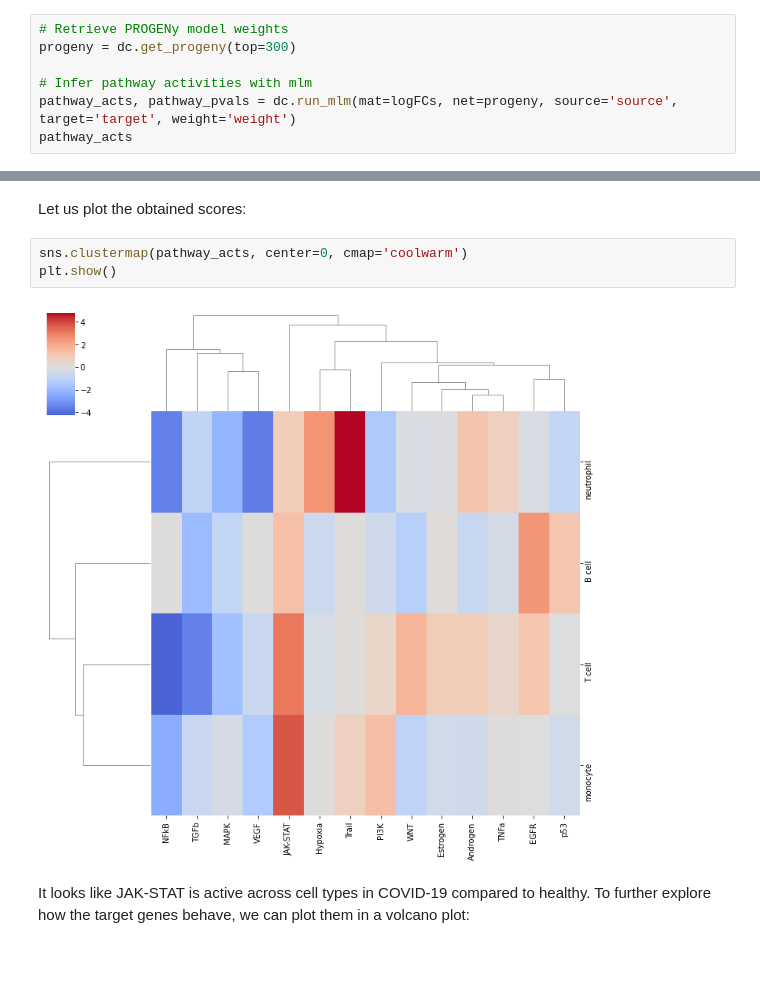
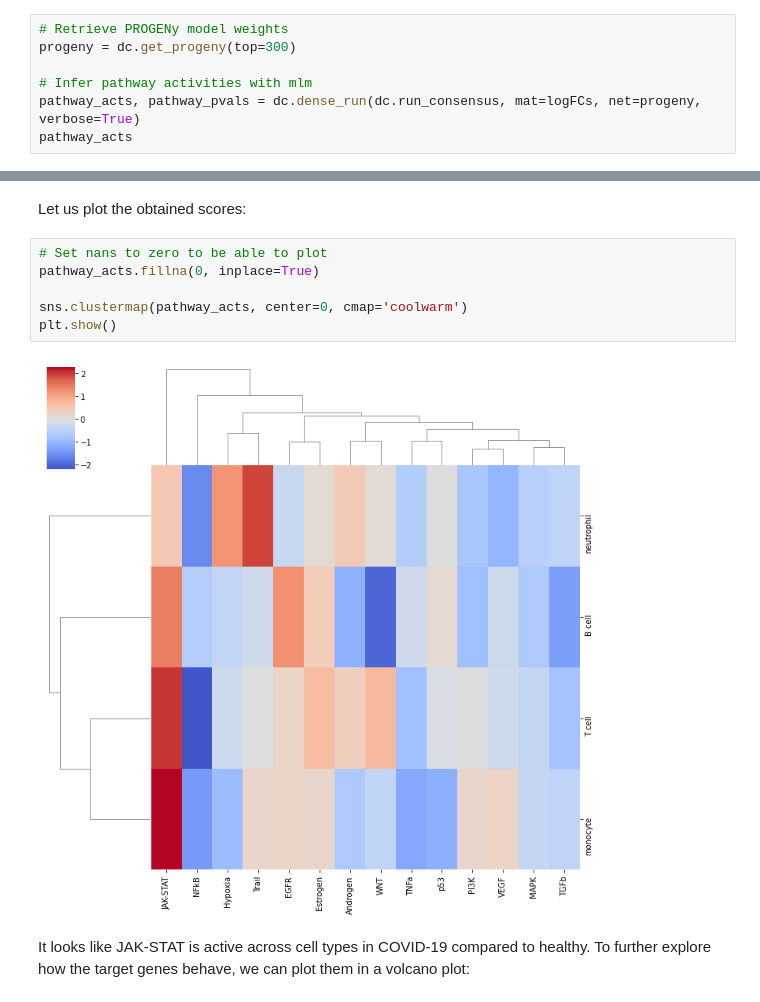
Before and after one commit to saezlab/decoupler-py, a Jupyter notebook: docs/source/notebooks/pseudobulk.ipynb, the cells around one changed output, grey strips where cells are left out. Saved outputs shown, nothing was run; the diff lists cells and outputs as text; blank space fills up the shorter version.

Commit message:
Added dense_run functionality and updated psbulk vignette

```diff
--- a/docs/source/notebooks/pseudobulk.ipynb
+++ b/docs/source/notebooks/pseudobulk.ipynb
@@ -191,6 +219,6 @@ To estimate pathway activities we will use the resource PROGENy and the method `
 progeny = dc.get_progeny(top=300)
 
 # Infer pathway activities with mlm
-pathway_acts, pathway_pvals = dc.run_mlm(mat=logFCs, net=progeny, source='source', target='target', weight='weight')
+pathway_acts, pathway_pvals = dc.dense_run(dc.run_consensus, mat=logFCs, net=progeny, verbose=True)
 pathway_acts
 # %% [output]
@@ -202,10 +231,13 @@ pathway_acts
 # %% [markdown]
 Let us plot the obtained scores:
 # %%
+# Set nans to zero to be able to plot
+pathway_acts.fillna(0, inplace=True)
+
 sns.clustermap(pathway_acts, center=0, cmap='coolwarm')
 plt.show()
 # %% [output]
-[figure, old version]
+[figure, new version]
 # %% [markdown]
 It looks like JAK-STAT is active across cell types in COVID-19 compared to healthy. To further explore how the target genes behave, we can plot them in a volcano plot:
 # %%
```
Also changed, not shown: parts of 26 cells of this notebook, 3 other files.
